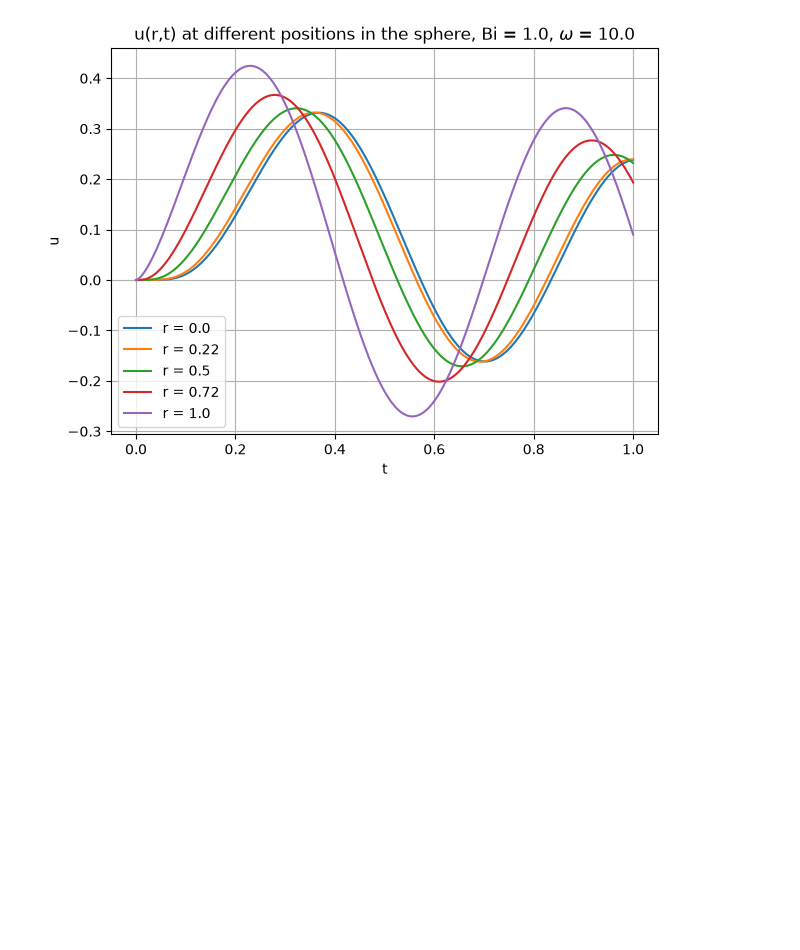
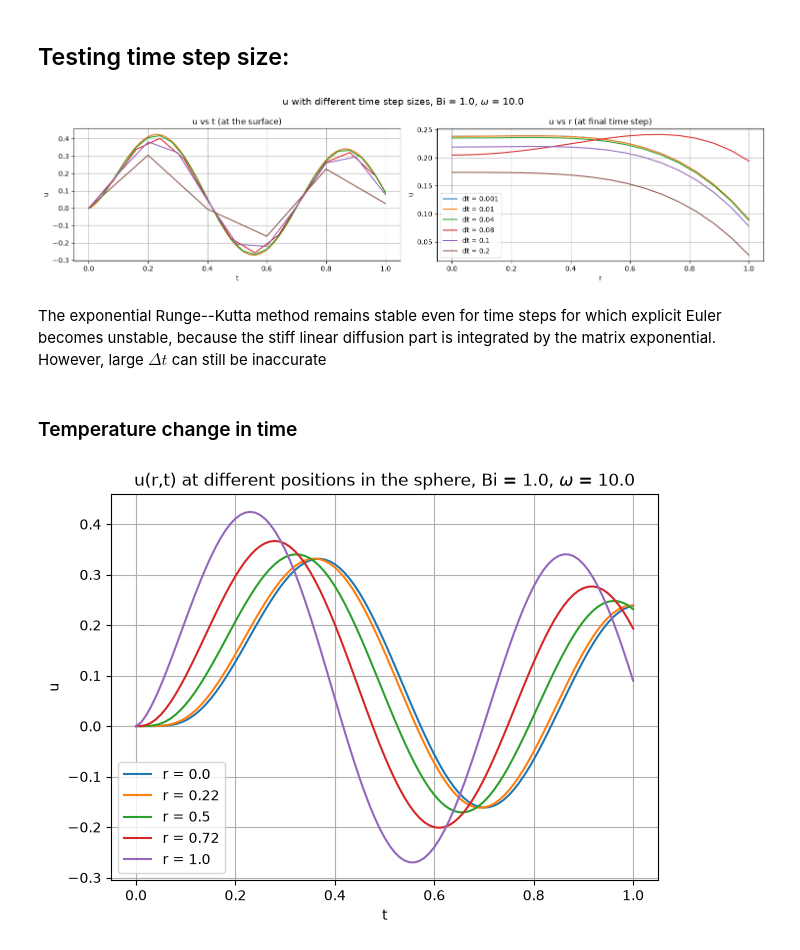
Before and after one commit to claramont/scicomp-code, a Jupyter notebook: Midt2_Ex1/Ex_1f.ipynb, the cells around one changed output. Cells and saved outputs as stored; diff of their text form; code cells hidden in the pictures; blank space fills up the shorter version.

```diff
--- a/Midt2_Ex1/Ex_1f.ipynb
+++ b/Midt2_Ex1/Ex_1f.ipynb
@@ -2,6 +2,73 @@
 import numpy as np
 import matplotlib.pyplot as plt
 from Exp_Poly_Solver import SphericalExpRKSolver
+# %% [markdown]
+## Testing time step size:
+# %%
+N= 18
+Bi = 1.0
+omega = 10.0
+dt_values = [1e-3, 0.01, 0.04, 0.08, 0.1, 0.2]
+t_end = 1.0
+
+fig, axes = plt.subplots(1, 2, figsize=(15, 4), sharex=True)
+ax = axes[0]
+for k, dt in enumerate(dt_values):
+    solver = SphericalExpRKSolver(N, dt, Bi, omega, t_end)
+    times, r, U = solver.solve()
+    ax.plot(times, U[:, -1], label = fr"dt = {dt}")
+    ax.set_xlabel("t")
+    ax.set_ylabel("u")
+    ax.set_title("u vs t (at the surface)")
+    ax.grid(True)
+
+ax = axes[1]
+for k, dt in enumerate(dt_values):
+    solver = SphericalExpRKSolver(N, dt, Bi, omega, t_end)
+    times, r, U = solver.solve()
+    ax.plot(r, U[-1, :], label = fr"dt = {dt}")
+    ax.set_xlabel("r")
+    ax.set_ylabel("u")
+    ax.set_title("u vs r (at final time step)")
+    ax.grid(True)
+
+
+fig.suptitle(
+    fr"u with different time step sizes, Bi = {Bi}, $\omega$ = {omega}",
+    fontsize=14
+)
+plt.legend()
+plt.tight_layout()
+plt.show()
+
+
+# fig, axes = plt.subplots(2, 3, figsize=(15, 6), sharex=True)
+# axes = axes.ravel()
+# for k, dt in enumerate(dt_values):
+#     ax = axes[k]
+#     solver = SphericalExpRKSolver(N, dt, Bi, omega, t_end)
+#     times, r, U = solver.solve()
+
+#     ax.plot(times, U[:, -1])
+#     ax.set_title(fr"dt = {dt}")
+#     ax.set_xlabel("t")
+#     ax.set_ylabel("u")
+#     ax.grid(True)
+
+# fig.suptitle(
+#     fr"u at the surface as a function of time, Bi = {Bi}, $\omega^* = {omega}$",
+#     fontsize=14
+# )
+# plt.legend()
+# plt.tight_layout()
+# plt.show()
+# %% [output]
+[figure, added]
+# %% [markdown]
+The exponential Runge--Kutta method remains stable even for time steps for which explicit Euler becomes unstable, because the stiff linear diffusion part is integrated by the matrix exponential.
+However, large $\Delta t$ can still be inaccurate
+# %% [markdown]
+### Temperature change in time
 # %%
 N = 18
 Bi = 1.0
```
Also changed, not shown: parts of 14 cells of this notebook, 1 other file.
